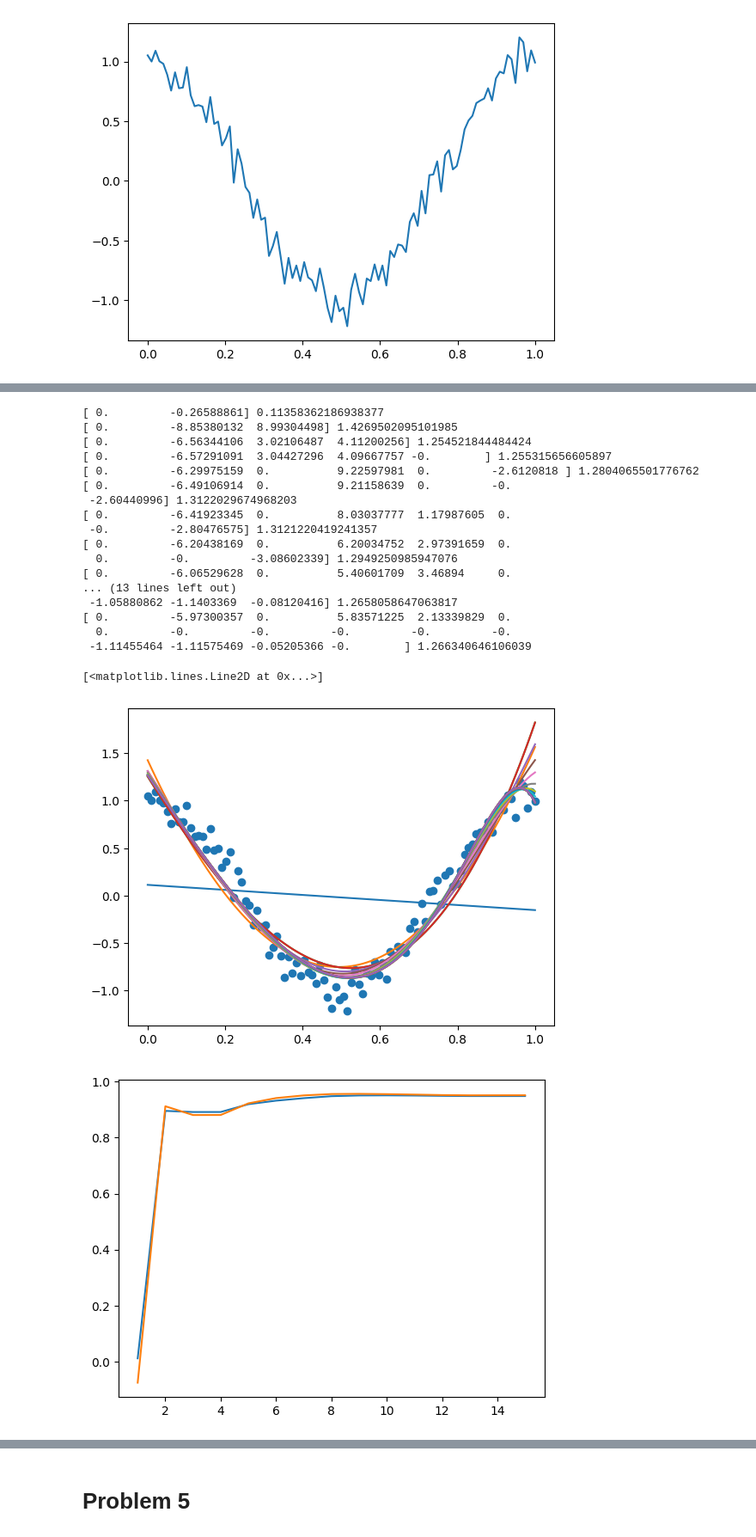
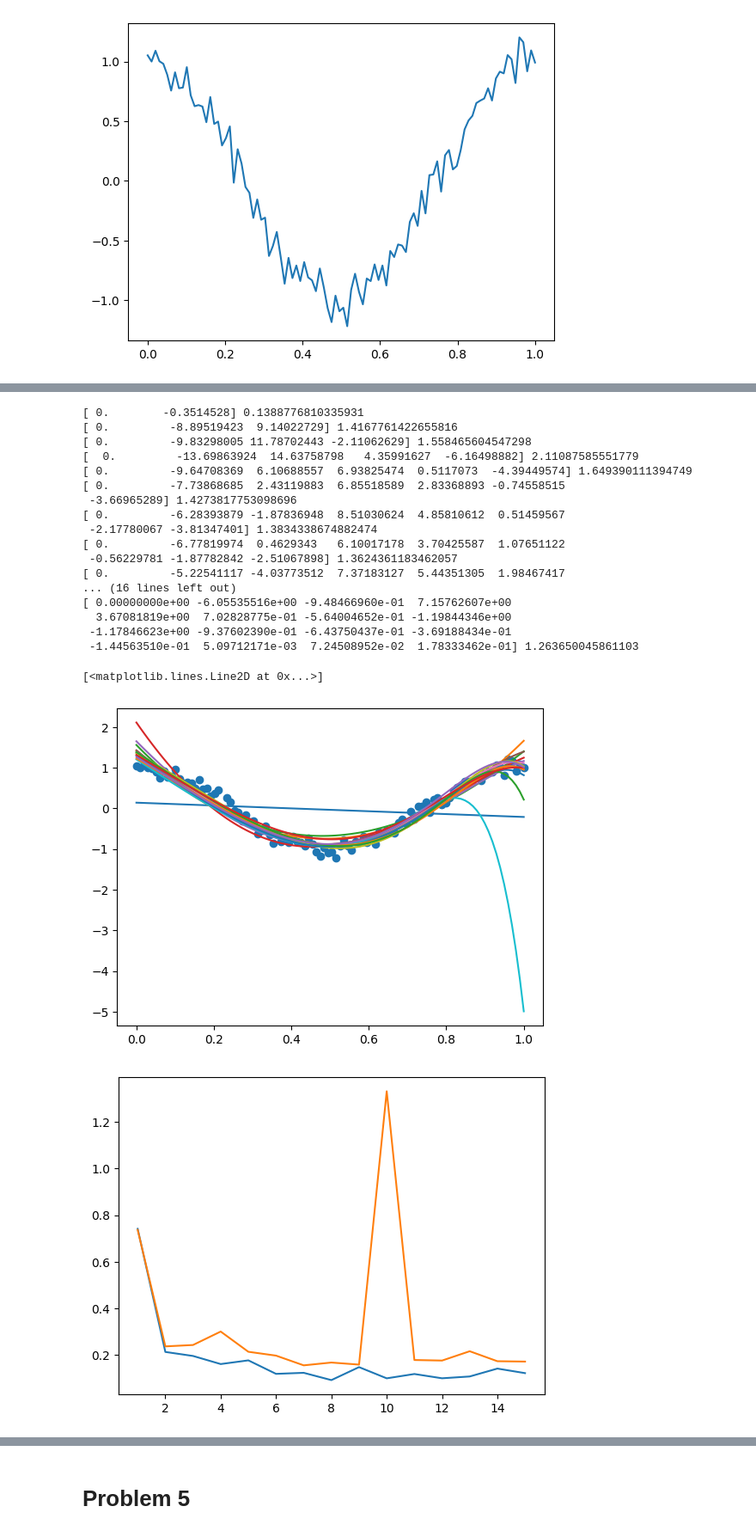
Before and after one commit to omiksave/MAE551, a Jupyter notebook: HW1.ipynb, the cells around one changed output, grey strips where cells are left out. Shown: that part at 86% size. Cells and saved outputs as stored; diff of their text form; code cells hidden in the pictures.

```diff
--- a/HW1.ipynb
+++ b/HW1.ipynb
@@ -27,17 +30,17 @@ plt.plot(x,z)
 plt.scatter(x,z)
 test_scores = []
 train_scores = []
-x_train,x_test,z_train,z_test = train_test_split(x,z,test_size=0.4,shuffle=True)
 for itr in range(15):
+    x_train,x_test,z_train,z_test = train_test_split(x,z,test_size=0.8,shuffle=True)
     mdl = PolynomialFeatures(degree=itr+1)
     mdl.fit_transform(x_train.reshape(len(x_train),1))
     modelx = make_pipeline(mdl,LinearRegression())
     modelx.fit(x_train.reshape(len(x_train),1),z_train)
-    train_scores.append(modelx.score(x_train.reshape(len(x_train),1),z_train.reshape(len(x_train),1)))
+    train_scores.append(mean_squared_error(z_train,modelx.predict(x_train.reshape(len(x_train),1)),squared=False))
     print(modelx.steps[1][1].coef_,modelx.steps[1][1].intercept_)
-    test_scores.append(modelx.score(x_test.reshape(len(x_test),1),z_test.reshape(len(x_test),1)))
+    test_scores.append(mean_squared_error(z_test,modelx.predict(x_test.reshape(len(x_test),1)),squared=False))
     plt.plot(x,modelx.predict(x.reshape(100,1)))
 plt.figure()
-plt.scatter(np.linspace(1,len(train_scores),len(train_scores)),train_scores)
-plt.scatter(np.linspace(1,len(test_scores),len(test_scores)),test_scores)
+plt.plot(np.linspace(1,len(train_scores),len(train_scores)),train_scores)
+plt.plot(np.linspace(1,len(test_scores),len(test_scores)),test_scores)
 # %% [output]
@@ -64,43 +67,42 @@ plt.scatter(np.linspace(1,len(test_scores),len(test_scores)),test_scores)
 # %%
 from sklearn.linear_model import Lasso
 plt.scatter(x,z)
 test_scores = []
 train_scores = []
-x_train,x_test,z_train,z_test = train_test_split(x,z,test_size=0.4,shuffle=True)
 for itr in range(15):
+    x_train,x_test,z_train,z_test = train_test_split(x,z,test_size=0.8,shuffle=True)
     mdl = PolynomialFeatures(degree=itr+1)
     mdl.fit_transform(x_train.reshape(len(x_train),1))
-    modelx = make_pipeline(mdl,Lasso(alpha=1/1000))
+    modelx = make_pipeline(mdl,Lasso(alpha=1/100000))
     modelx.fit(x_train.reshape(len(x_train),1),z_train)
-    train_scores.append(modelx.score(x_train.reshape(len(x_train),1),z_train.reshape(len(x_train),1)))
+    train_scores.append(mean_squared_error(z_train,modelx.predict(x_train.reshape(len(x_train),1)),squared=False))
     print(modelx.steps[1][1].coef_,modelx.steps[1][1].intercept_)
-    mdl_out2 = modelx.predict(x_test.reshape(len(x_test),1))
-    test_scores.append(modelx.score(x_test.reshape(len(x_test),1),z_test.reshape(len(x_test),1)))
+    test_scores.append(mean_squared_error(z_test,modelx.predict(x_test.reshape(len(x_test),1)),squared=False))
     plt.plot(x,modelx.predict(x.reshape(100,1)))
 plt.figure()
 plt.plot(np.linspace(1,len(train_scores),len(train_scores)),train_scores)
 plt.plot(np.linspace(1,len(test_scores),len(test_scores)),test_scores)
 # %% [output]
-[ 0.         -0.26588861] 0.11358362186938377
-[ 0.         -8.85380132  8.99304498] 1.4269502095101985
-[ 0.         -6.56344106  3.02106487  4.11200256] 1.254521844484424
-[ 0.         -6.57291091  3.04427296  4.09667757 -0.        ] 1.255315656605897
-[ 0.         -6.29975159  0.          9.22597981  0.         -2.6120818 ] 1.2804065501776762
-[ 0.         -6.49106914  0.          9.21158639  0.         -0.
- -2.60440996] 1.3122029674968203
-[ 0.         -6.41923345  0.          8.03037777  1.17987605  0.
- -0.         -2.80476575] 1.3121220419241357
-[ 0.         -6.20438169  0.          6.20034752  2.97391659  0.
-  0.         -0.         -3.08602339] 1.2949250985947076
-[ 0.         -6.06529628  0.          5.40601709  3.46894     0.
-... (13 lines left out)
- -1.05880862 -1.1403369  -0.08120416] 1.2658058647063817
-[ 0.         -5.97300357  0.          5.83571225  2.13339829  0.
-  0.         -0.         -0.         -0.         -0.         -0.
- -1.11455464 -1.11575469 -0.05205366 -0.        ] 1.266340646106039
+[ 0.        -0.3514528] 0.1388776810335931
+[ 0.         -8.89519423  9.14022729] 1.4167761422655816
+[ 0.         -9.83298005 11.78702443 -2.11062629] 1.558465604547298
+[  0.         -13.69863924  14.63758798   4.35991627  -6.16498882] 2.11087585551779
+[ 0.         -9.64708369  6.10688557  6.93825474  0.5117073  -4.39449574] 1.649390111394749
+[ 0.         -7.73868685  2.43119883  6.85518589  2.83368893 -0.74558515
+ -3.66965289] 1.4273817753098696
+[ 0.         -6.28393879 -1.87836948  8.51030624  4.85810612  0.51459567
+ -2.17780067 -3.81347401] 1.3834338674882474
+[ 0.         -6.77819974  0.4629343   6.10017178  3.70425587  1.07651122
+ -0.56229781 -1.87782842 -2.51067898] 1.3624361183462057
+[ 0.         -5.22541117 -4.03773512  7.37183127  5.44351305  1.98467417
+... (16 lines left out)
+[ 0.00000000e+00 -6.05535516e+00 -9.48466960e-01  7.15762607e+00
+  3.67081819e+00  7.02828775e-01 -5.64004652e-01 -1.19844346e+00
+ -1.17846623e+00 -9.37602390e-01 -6.43750437e-01 -3.69188434e-01
+ -1.44563510e-01  5.09712171e-03  7.24508952e-02  1.78333462e-01] 1.263650045861103
 [<matplotlib.lines.Line2D at 0x...>]
-[figure, old version]
+[figure, new version]
-[figure, old version]
+[figure, new version]
 # %%
 from sklearn.linear_model import Ridge
 plt.scatter(x,z)
```
Also changed, not shown: parts of 4 cells of this notebook.
